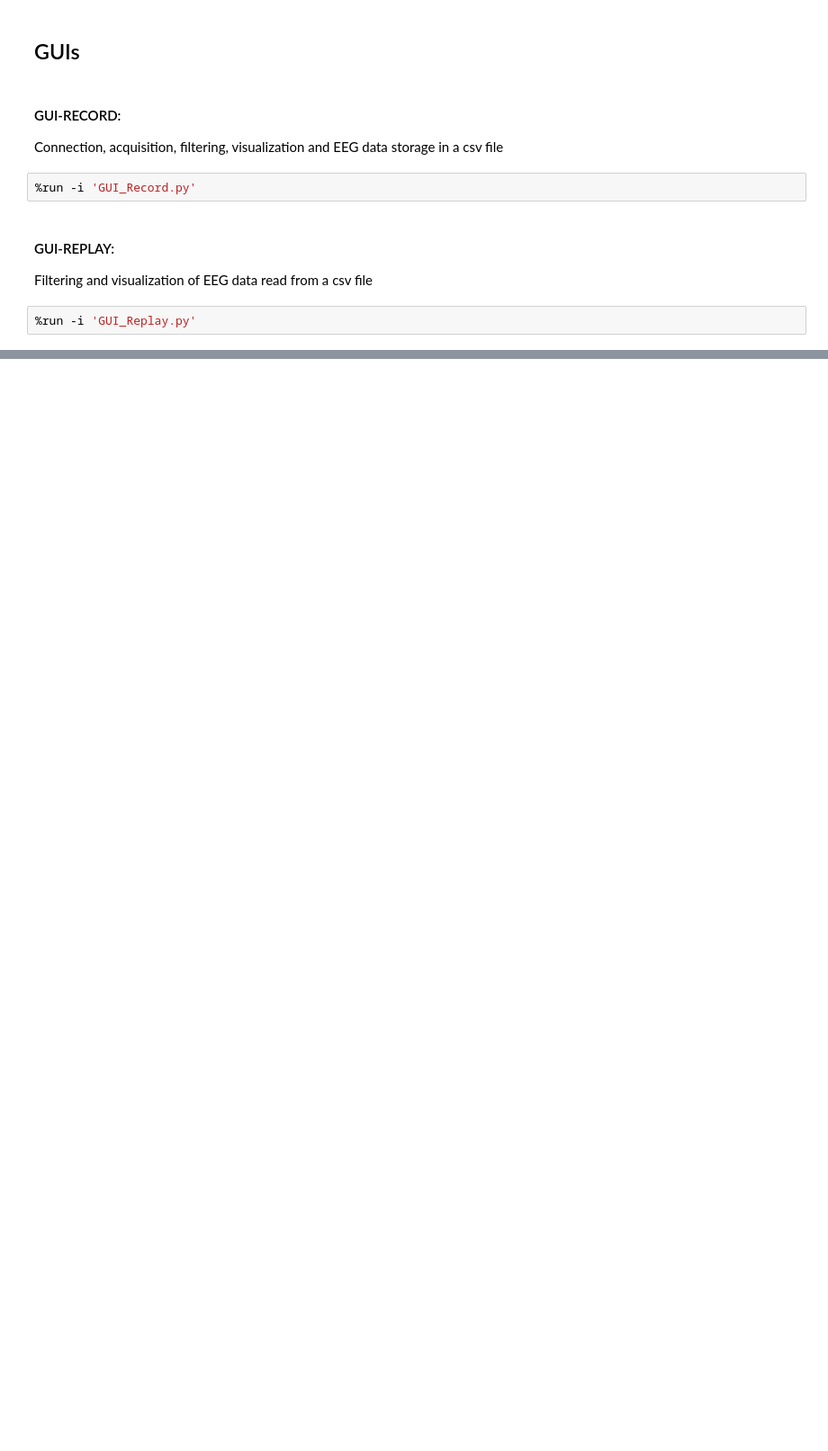
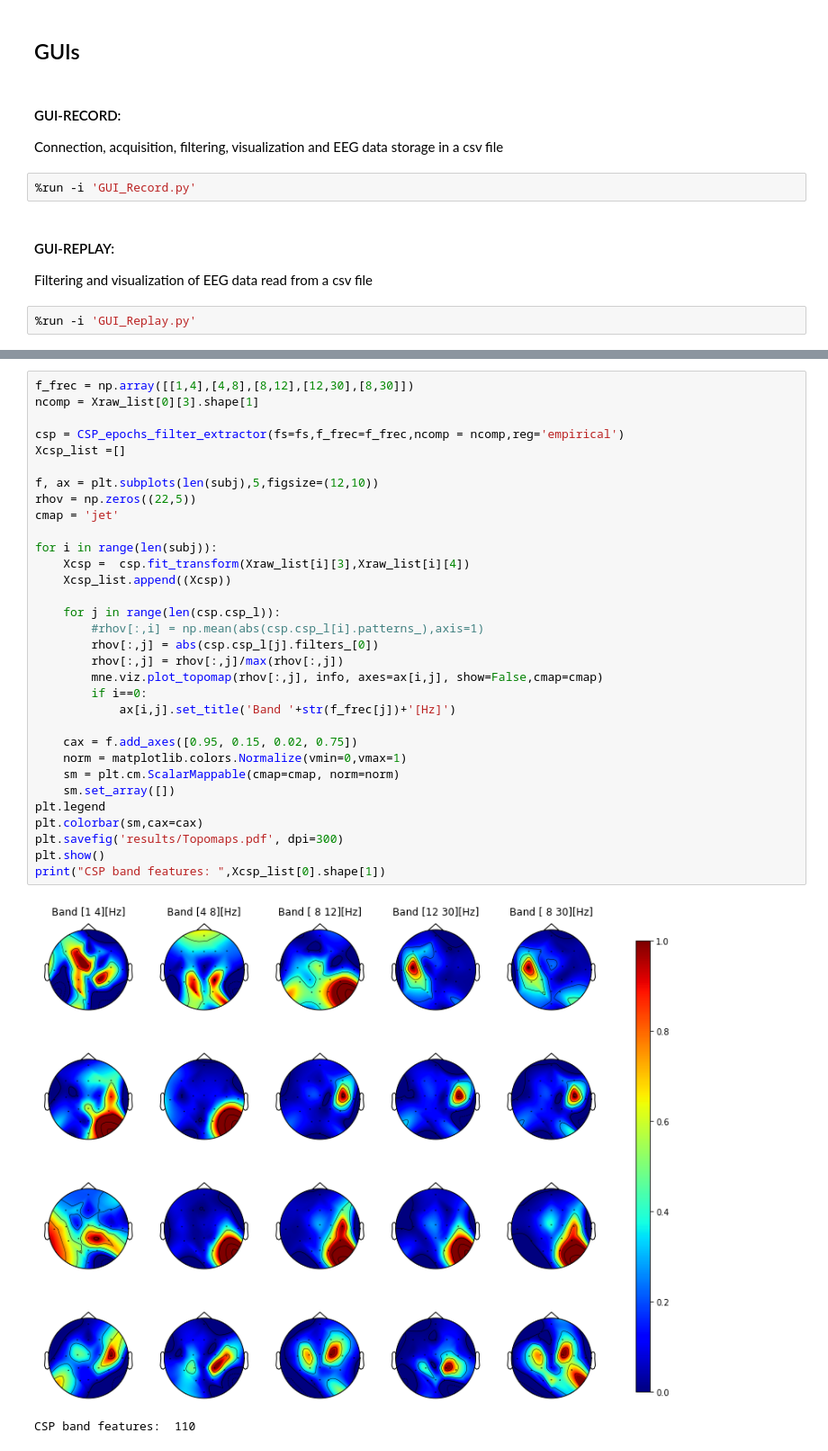
Before and after one commit to HaroldMDiazVargas/OpenBCI-Python, a Jupyter notebook: Run.ipynb, the cells around one changed output, grey strips where cells are left out. Shown at 90% size. Cells and saved outputs as stored; diff of their text form; blank space fills up the shorter version.

```diff
--- a/Run.ipynb
+++ b/Run.ipynb
@@ -245,0 +362,35 @@ Filtering and visualization of EEG data read from a csv file
+# %%
+f_frec = np.array([[1,4],[4,8],[8,12],[12,30],[8,30]])
+ncomp = Xraw_list[0][3].shape[1]
+
+csp = CSP_epochs_filter_extractor(fs=fs,f_frec=f_frec,ncomp = ncomp,reg='empirical')
+Xcsp_list =[]
+
+f, ax = plt.subplots(len(subj),5,figsize=(12,10))
+rhov = np.zeros((22,5))
+cmap = 'jet'
+
+for i in range(len(subj)):
+    Xcsp =  csp.fit_transform(Xraw_list[i][3],Xraw_list[i][4])
+    Xcsp_list.append((Xcsp))
+
+    for j in range(len(csp.csp_l)):
+        #rhov[:,i] = np.mean(abs(csp.csp_l[i].patterns_),axis=1)
+        rhov[:,j] = abs(csp.csp_l[j].filters_[0])
+        rhov[:,j] = rhov[:,j]/max(rhov[:,j])
+        mne.viz.plot_topomap(rhov[:,j], info, axes=ax[i,j], show=False,cmap=cmap)
+        if i==0:
+            ax[i,j].set_title('Band '+str(f_frec[j])+'[Hz]')
+
+    cax = f.add_axes([0.95, 0.15, 0.02, 0.75])
+    norm = matplotlib.colors.Normalize(vmin=0,vmax=1)
+    sm = plt.cm.ScalarMappable(cmap=cmap, norm=norm)
+    sm.set_array([])
+plt.legend
+plt.colorbar(sm,cax=cax)
+plt.savefig('results/Topomaps.pdf', dpi=300)
+plt.show()
+print("CSP band features: ",Xcsp_list[0].shape[1])
+# %% [output]
+[figure, added]
+CSP band features:  110
```
Also changed, not shown: parts of 20 cells of this notebook, 16 other files.
